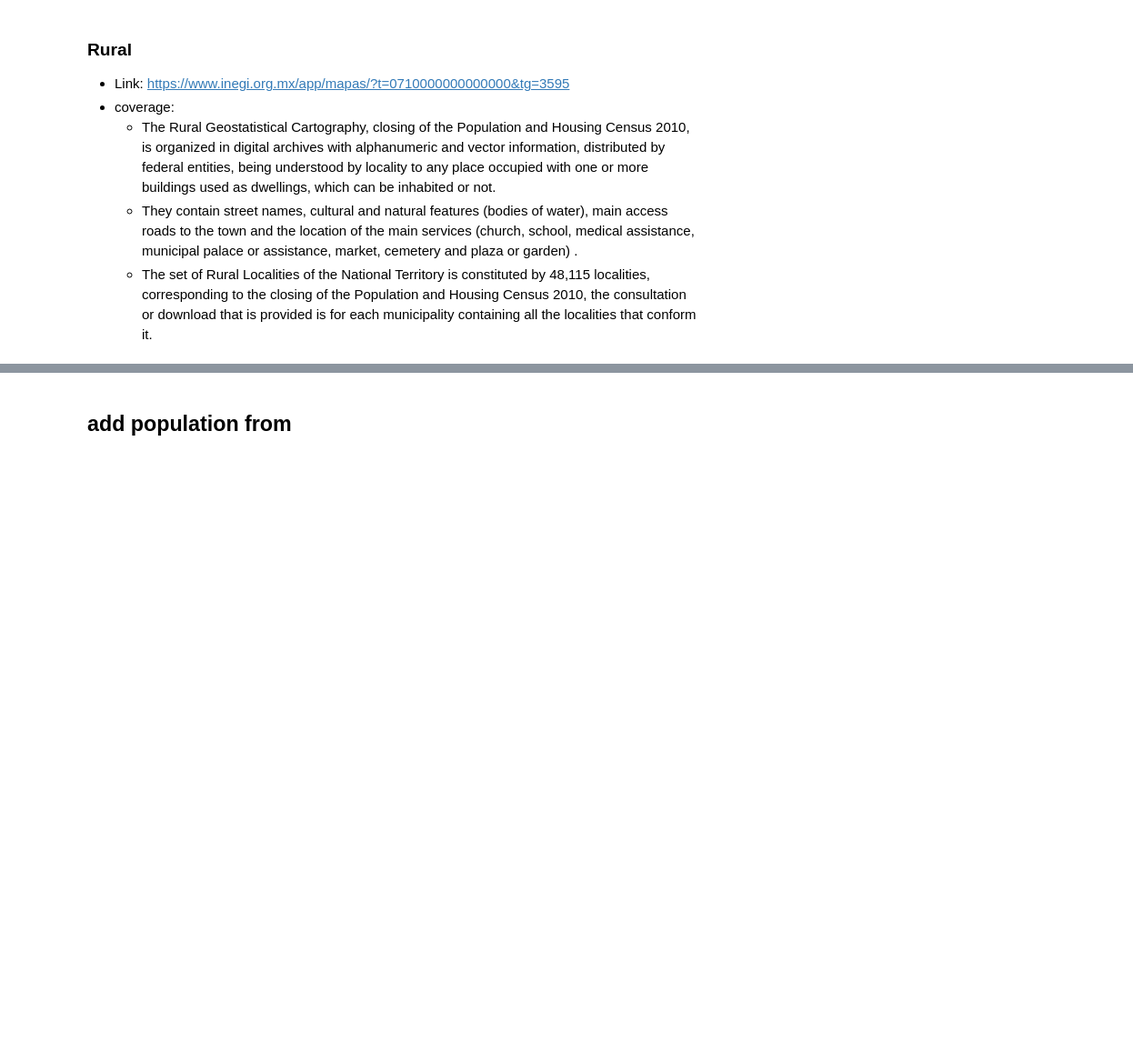
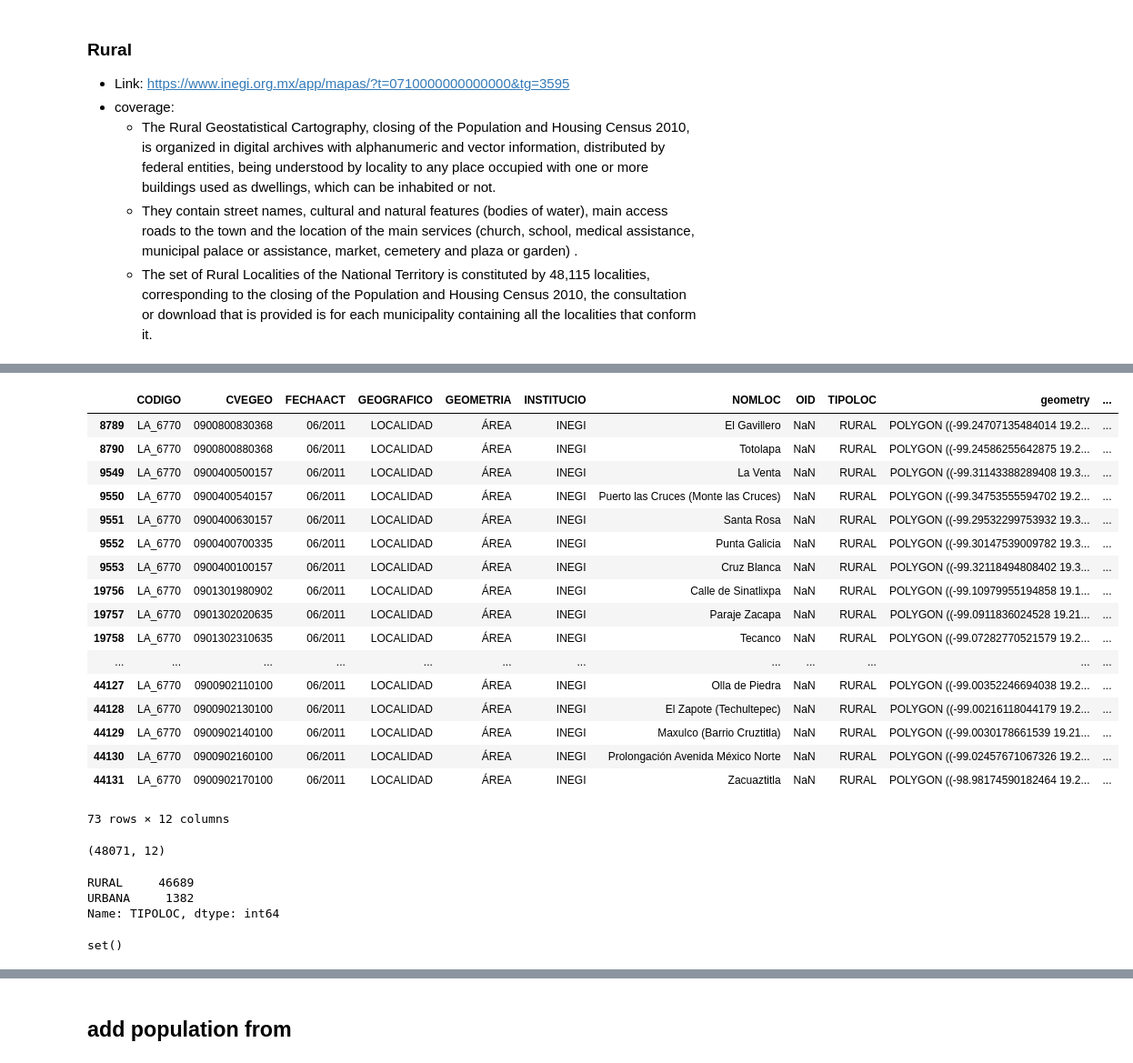
Before and after one commit to JHWu92/mob2crime, a Jupyter notebook: data_explore/Mexico 2010 Census stats and basemap 3Explore.ipynb, the cells around one changed output, grey strips where cells are left out. Shown at 91% size. Cells and saved outputs as stored; diff of their text form; code cells hidden in the pictures; blank space fills up the shorter version.

```diff
--- a/data_explore/Mexico 2010 Census stats and basemap 3Explore.ipynb
+++ b/data_explore/Mexico 2010 Census stats and basemap 3Explore.ipynb
@@ -268,0 +287,31 @@ loc_id_poly_no_point.pop()
+# %%
+mgar[mgar.loc_id.apply(lambda x: x.startswith('09'))]
+# %% [output]
+|  | CODIGO | CVEGEO | FECHAACT | GEOGRAFICO | GEOMETRIA | INSTITUCIO | NOMLOC | OID | TIPOLOC | geometry | ... |
+| 8789 | LA_6770 | 0900800830368 | 06/2011 | LOCALIDAD | ÁREA | INEGI | El Gavillero | NaN | RURAL | POLYGON ((-99.24707135484014 19.2... | ... |
+| 8790 | LA_6770 | 0900800880368 | 06/2011 | LOCALIDAD | ÁREA | INEGI | Totolapa | NaN | RURAL | POLYGON ((-99.24586255642875 19.2... | ... |
+| 9549 | LA_6770 | 0900400500157 | 06/2011 | LOCALIDAD | ÁREA | INEGI | La Venta | NaN | RURAL | POLYGON ((-99.31143388289408 19.3... | ... |
+| 9550 | LA_6770 | 0900400540157 | 06/2011 | LOCALIDAD | ÁREA | INEGI | Puerto las Cruces (Monte las Cruces) | NaN | RURAL | POLYGON ((-99.34753555594702 19.2... | ... |
+| 9551 | LA_6770 | 0900400630157 | 06/2011 | LOCALIDAD | ÁREA | INEGI | Santa Rosa | NaN | RURAL | POLYGON ((-99.29532299753932 19.3... | ... |
+| 9552 | LA_6770 | 0900400700335 | 06/2011 | LOCALIDAD | ÁREA | INEGI | Punta Galicia | NaN | RURAL | POLYGON ((-99.30147539009782 19.3... | ... |
+| 9553 | LA_6770 | 0900400100157 | 06/2011 | LOCALIDAD | ÁREA | INEGI | Cruz Blanca | NaN | RURAL | POLYGON ((-99.32118494808402 19.3... | ... |
+| 19756 | LA_6770 | 0901301980902 | 06/2011 | LOCALIDAD | ÁREA | INEGI | Calle de Sinatlixpa | NaN | RURAL | POLYGON ((-99.10979955194858 19.1... | ... |
+| 19757 | LA_6770 | 0901302020635 | 06/2011 | LOCALIDAD | ÁREA | INEGI | Paraje Zacapa | NaN | RURAL | POLYGON ((-99.0911836024528 19.21... | ... |
+| 19758 | LA_6770 | 0901302310635 | 06/2011 | LOCALIDAD | ÁREA | INEGI | Tecanco | NaN | RURAL | POLYGON ((-99.07282770521579 19.2... | ... |
+| ... | ... | ... | ... | ... | ... | ... | ... | ... | ... | ... | ... |
+| 44127 | LA_6770 | 0900902110100 | 06/2011 | LOCALIDAD | ÁREA | INEGI | Olla de Piedra | NaN | RURAL | POLYGON ((-99.00352246694038 19.2... | ... |
+| 44128 | LA_6770 | 0900902130100 | 06/2011 | LOCALIDAD | ÁREA | INEGI | El Zapote (Techultepec) | NaN | RURAL | POLYGON ((-99.00216118044179 19.2... | ... |
+| 44129 | LA_6770 | 0900902140100 | 06/2011 | LOCALIDAD | ÁREA | INEGI | Maxulco (Barrio Cruztitla) | NaN | RURAL | POLYGON ((-99.0030178661539 19.21... | ... |
+| 44130 | LA_6770 | 0900902160100 | 06/2011 | LOCALIDAD | ÁREA | INEGI | Prolongación Avenida México Norte | NaN | RURAL | POLYGON ((-99.02457671067326 19.2... | ... |
+| 44131 | LA_6770 | 0900902170100 | 06/2011 | LOCALIDAD | ÁREA | INEGI | Zacuaztitla | NaN | RURAL | POLYGON ((-98.98174590182464 19.2... | ... |
+73 rows × 12 columns
+# %%
+mgar.shape
+# %% [output]
+(48071, 12)
+# %%
+mgar.TIPOLOC.value_counts()
+# %% [output]
+RURAL     46689
+URBANA     1382
+Name: TIPOLOC, dtype: int64
@@ -268,0 +322,5 @@ loc_id_poly_no_point.pop()
+# %%
+# no overlap in loc_id
+mgar_loc_id_urb & mgar_loc_id_rur
+# %% [output]
+set()
```
Also changed, not shown: parts of 32 cells of this notebook.
